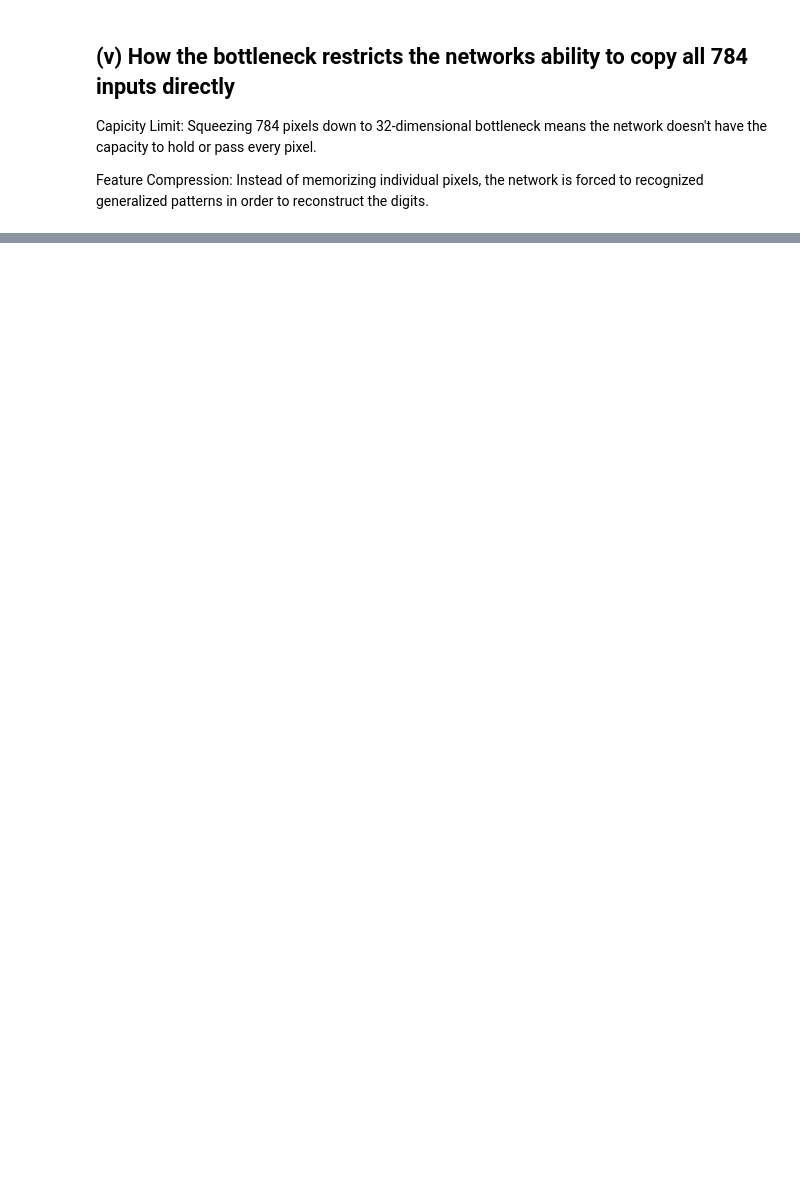
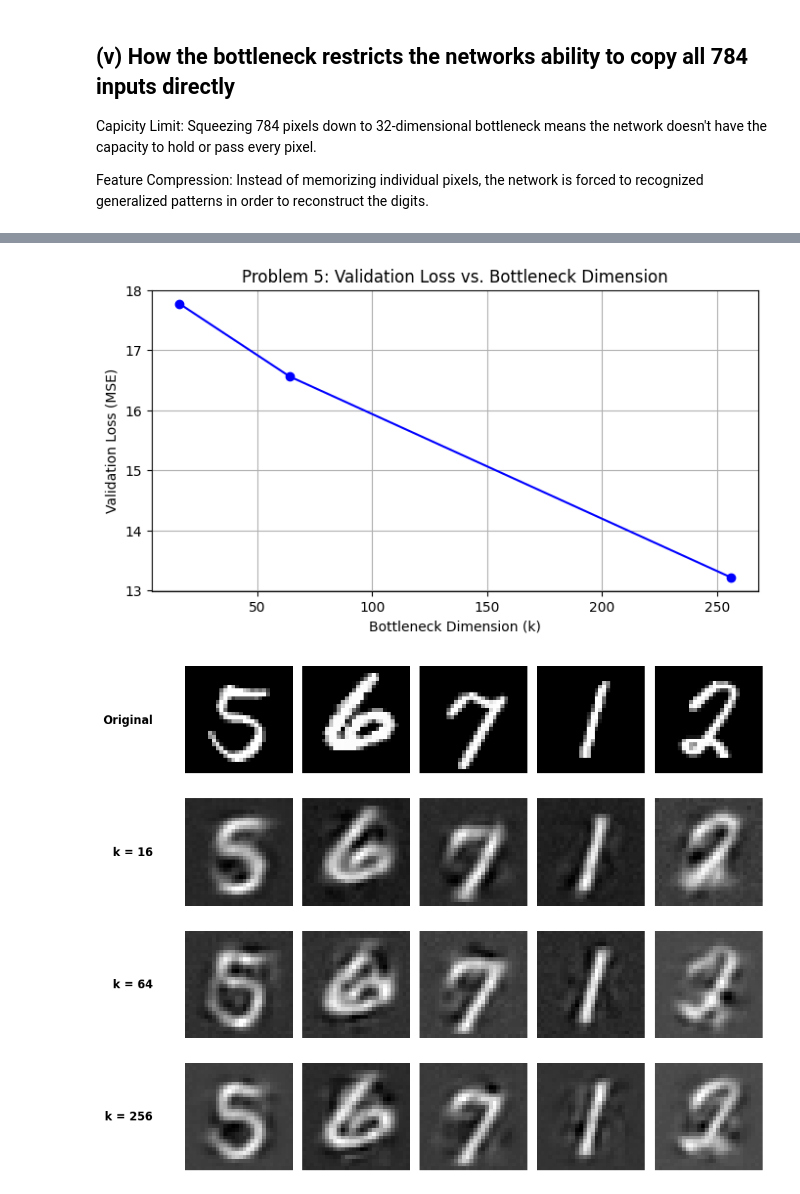
Before and after one commit to jaruss1003/Machine-Learning, a Jupyter notebook: Deep-Learning/Homework/HW2.ipynb, the cells around one changed output, grey strips where cells are left out. Saved outputs shown, nothing was run; the diff lists cells and outputs as text; code cells hidden in the pictures; blank space fills up the shorter version.

```diff
--- a/Deep-Learning/Homework/HW2.ipynb
+++ b/Deep-Learning/Homework/HW2.ipynb
@@ -898,0 +1009,55 @@ Feature Compression: Instead of memorizing individual pixels, the network is for
+# %%
+# Plot validation loss against bottleneck dimension
+
+ks = list(results.keys())
+val_losses = [results[k]["val_loss"] for k in ks]
+
+plt.figure(figsize=(8, 4))
+plt.plot(ks, val_losses, marker="o", linestyle="-", color="b")
+plt.xlabel("Bottleneck Dimension (k)")
+plt.ylabel("Validation Loss (MSE)")
+plt.title("Problem 5: Validation Loss vs. Bottleneck Dimension")
+plt.grid(True)
+plt.show()
+
+
+# Matched reconstruction examples
+
+import matplotlib.pyplot as plt
+
+models_to_test = {
+    16: results[16]["model"],
+    64: results[64]["model"],
+    256: results[256]["model"],
+}
+
+fig, axes = plt.subplots(4, 5, figsize=(10, 8))
+row_labels = ["Original", "k = 16", "k = 64", "k = 256"]
+
+for row_idx, (k, model) in enumerate([(None, None)] + list(models_to_test.items())):
+  if row_idx == 0:
+    images = X_val[:5]
+  else:
+    images = model.forward(X_val[:5])[-1]
+
+  for i in range(5):
+    axes[row_idx, i].imshow(images[i].reshape(28, 28), cmap="gray")
+    axes[row_idx, i].axis("off")
+
+  # Add clean row labels on the left of each row
+  axes[row_idx, 0].text(
+      -0.3,
+      0.5,
+      row_labels[row_idx],
+      transform=axes[row_idx, 0].transAxes,
+      fontsize=12,
+      fontweight="bold",
+      va="center",
+      ha="right",
+  )
+
+plt.tight_layout()
+plt.show()
+# %% [output]
+[figure, added]
+[figure, added]
```
Also changed, not shown: parts of 6 cells of this notebook.
